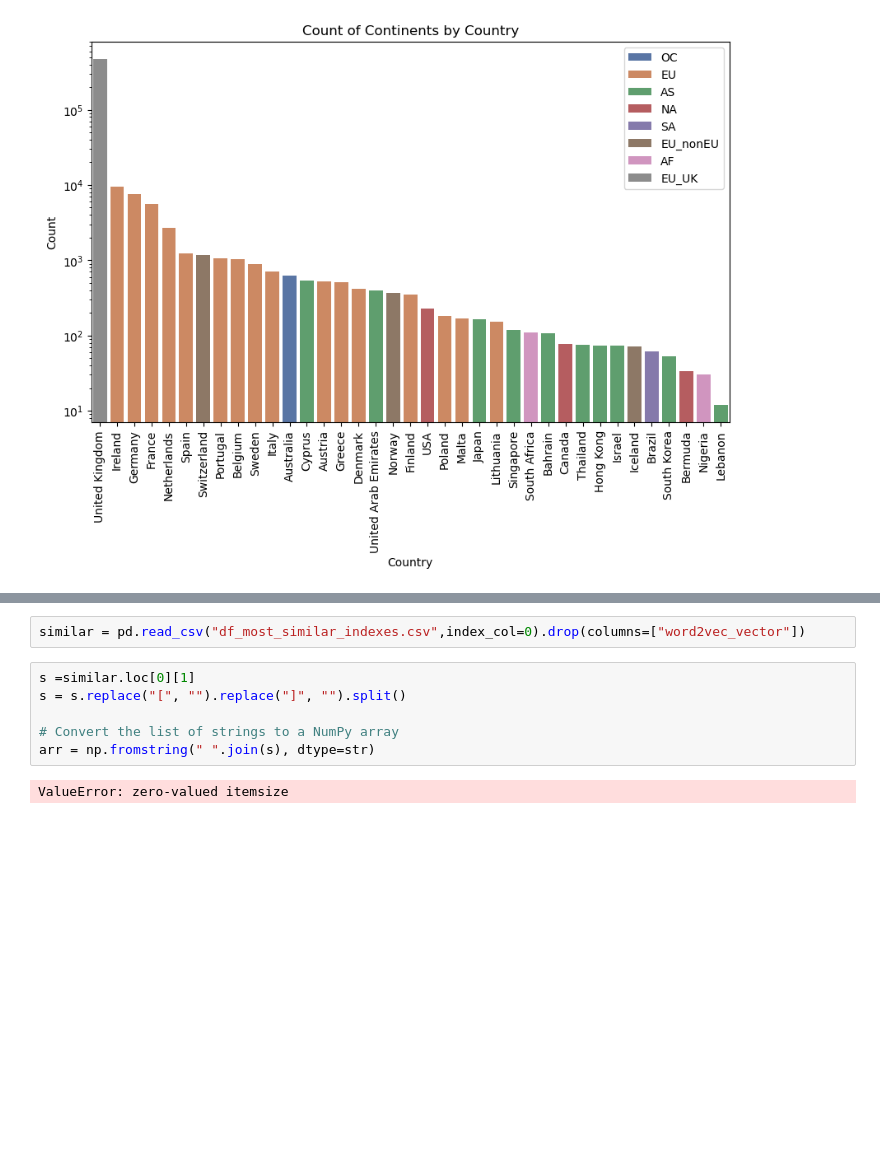
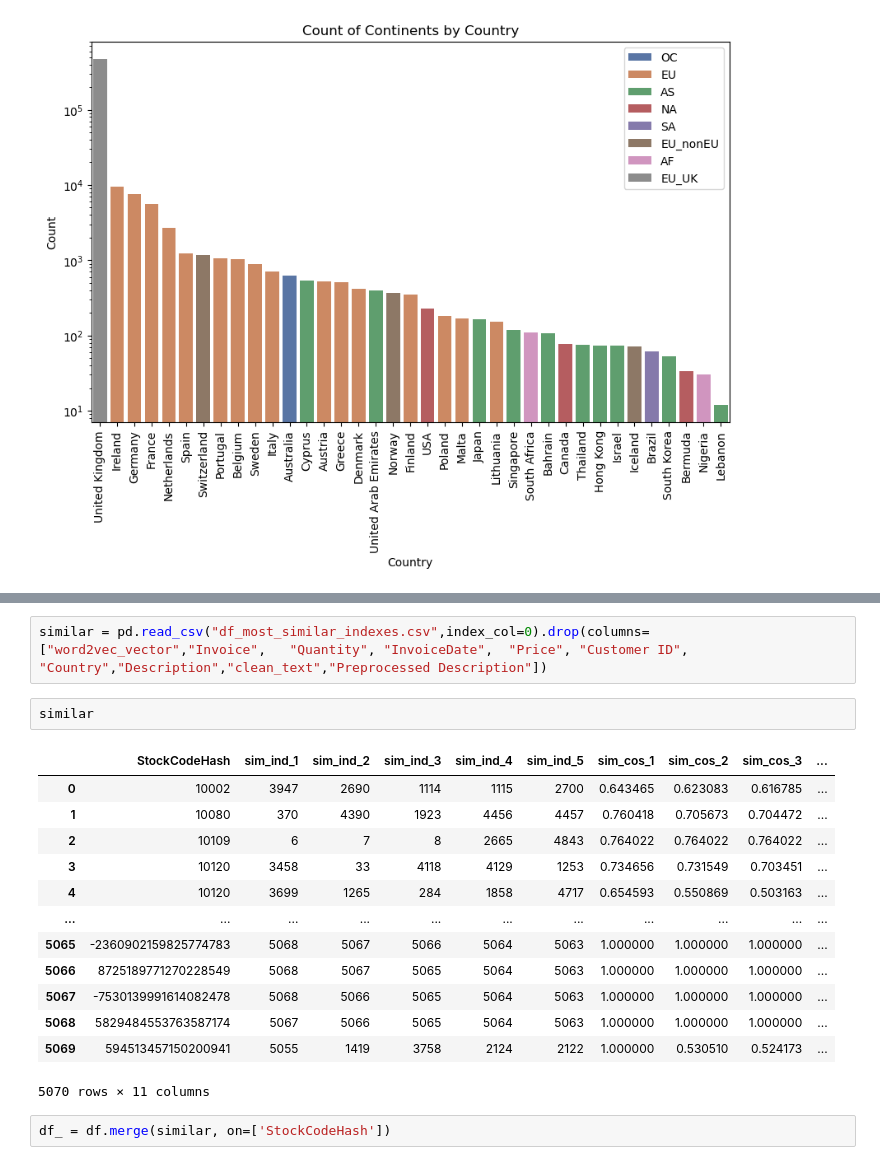
Before and after one commit to wojciechkosiuk/BestHacking-League2k23-mISIe1, a Jupyter notebook: przegladAdam.ipynb, the cells around one changed output, grey strips where cells are left out. Drawn from its saved outputs; the diff is of its cells as text; blank space fills up the shorter version.

```diff
--- a/przegladAdam.ipynb
+++ b/przegladAdam.ipynb
@@ -135,10 +150,20 @@ df
 # %%
-similar = pd.read_csv("df_most_similar_indexes.csv",index_col=0).drop(columns=["word2vec_vector"])
+similar = pd.read_csv("df_most_similar_indexes.csv",index_col=0).drop(columns=["word2vec_vector","Invoice",	"Quantity",	"InvoiceDate",	"Price", "Customer ID",	"Country","Description","clean_text","Preprocessed Description"])
-# %%
-s =similar.loc[0][1]
-s = s.replace("[", "").replace("]", "").split()
-
-# Convert the list of strings to a NumPy array
-arr = np.fromstring(" ".join(s), dtype=str)
-# %% [output]
-ValueError: zero-valued itemsize
+# %%
+similar
+# %% [output]
+|  | StockCodeHash | sim_ind_1 | sim_ind_2 | sim_ind_3 | sim_ind_4 | sim_ind_5 | sim_cos_1 | sim_cos_2 | sim_cos_3 | ... |
+| 0 | 10002 | 3947 | 2690 | 1114 | 1115 | 2700 | 0.643465 | 0.623083 | 0.616785 | ... |
+| 1 | 10080 | 370 | 4390 | 1923 | 4456 | 4457 | 0.760418 | 0.705673 | 0.704472 | ... |
+| 2 | 10109 | 6 | 7 | 8 | 2665 | 4843 | 0.764022 | 0.764022 | 0.764022 | ... |
+| 3 | 10120 | 3458 | 33 | 4118 | 4129 | 1253 | 0.734656 | 0.731549 | 0.703451 | ... |
+| 4 | 10120 | 3699 | 1265 | 284 | 1858 | 4717 | 0.654593 | 0.550869 | 0.503163 | ... |
+| ... | ... | ... | ... | ... | ... | ... | ... | ... | ... | ... |
+| 5065 | -2360902159825774783 | 5068 | 5067 | 5066 | 5064 | 5063 | 1.000000 | 1.000000 | 1.000000 | ... |
+| 5066 | 8725189771270228549 | 5068 | 5067 | 5065 | 5064 | 5063 | 1.000000 | 1.000000 | 1.000000 | ... |
+| 5067 | -7530139991614082478 | 5068 | 5066 | 5065 | 5064 | 5063 | 1.000000 | 1.000000 | 1.000000 | ... |
+| 5068 | 5829484553763587174 | 5067 | 5066 | 5065 | 5064 | 5063 | 1.000000 | 1.000000 | 1.000000 | ... |
+| 5069 | 594513457150200941 | 5055 | 1419 | 3758 | 2124 | 2122 | 1.000000 | 0.530510 | 0.524173 | ... |
+5070 rows × 11 columns
+# %%
+df_ = df.merge(similar, on=['StockCodeHash'])
```
Also changed, not shown: parts of 14 cells of this notebook.
